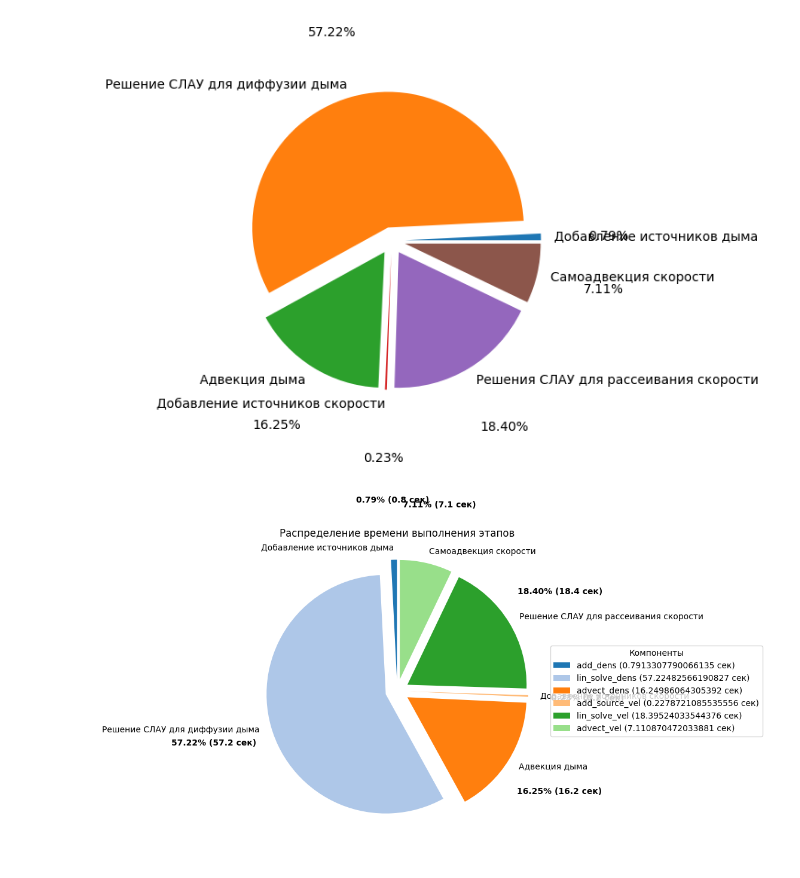
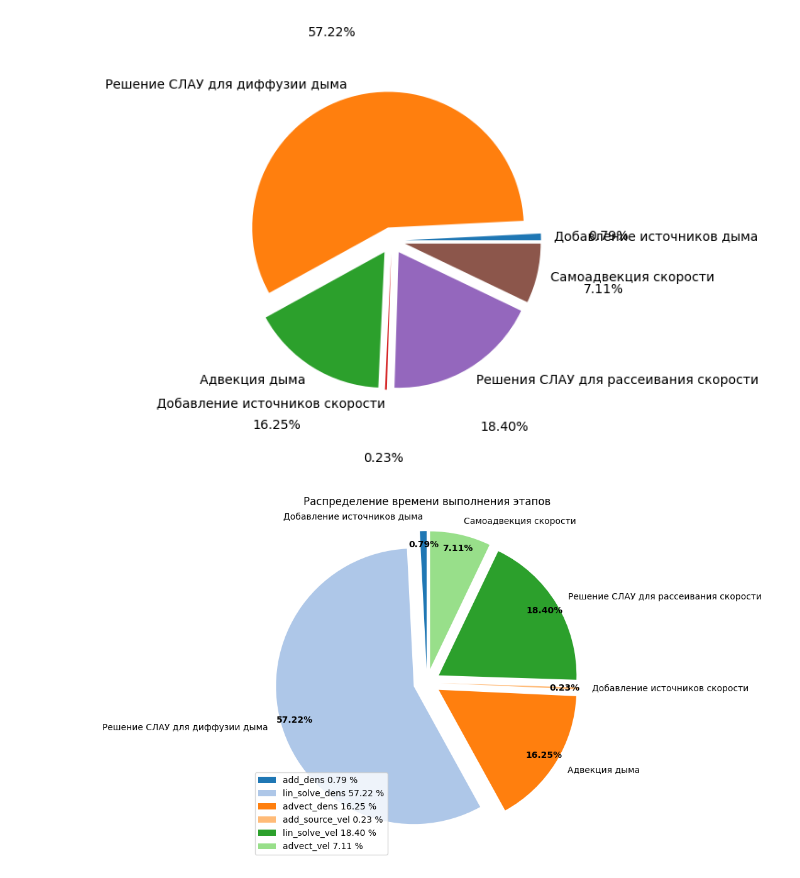
Before and after one commit to PajiloyLis/BMSTU-CG-CP, a Jupyter notebook: research.ipynb, the cells around one changed output. Cells and saved outputs as stored; diff of their text form; code cells hidden in the pictures.

```diff
--- a/research.ipynb
+++ b/research.ipynb
@@ -226,32 +226,29 @@ plt.pie([val for key, val in result.items()], labels=["Добавление ис
 # %%
 plt.figure(figsize=(10, 6))
 wedges, texts, autotexts = plt.pie(
     [val for key, val in result.items()],
     labels=["Добавление источников дыма", "Решение СЛАУ для диффузии дыма", "Адвекция дыма", "Добавление источников скорости", "Решение СЛАУ для рассеивания скорости", "Самоадвекция скорости"],
     explode=[0.1 for _ in range(len(result))],
     autopct=lambda pct: f"{pct:.2f}%",
-    pctdistance=1.5,
+    pctdistance=0.9,
     startangle=90,
     colors=plt.cm.tab20.colors  # Используем цветовую схему
 )
 
 # Добавление легенды
 plt.legend(
-    wedges,
-    [f"{label} ({val} сек)" for label, val in result.items()],
-    title="Компоненты",
-    loc="center left",
-    bbox_to_anchor=(1, 0, 0.5, 1)
+    [f"{label} {val:.2f} %" for label, val in result.items()],
+    loc = (0,0)
 )
 
 # Настройка отображения процентов
 plt.setp(autotexts, size=10, weight="bold")
 
 # Заголовок
 plt.title("Распределение времени выполнения этапов")
 
 # Показать график
 plt.tight_layout()
 plt.show()
 # %% [output]
-[figure, old version]
+[figure, new version]
```
